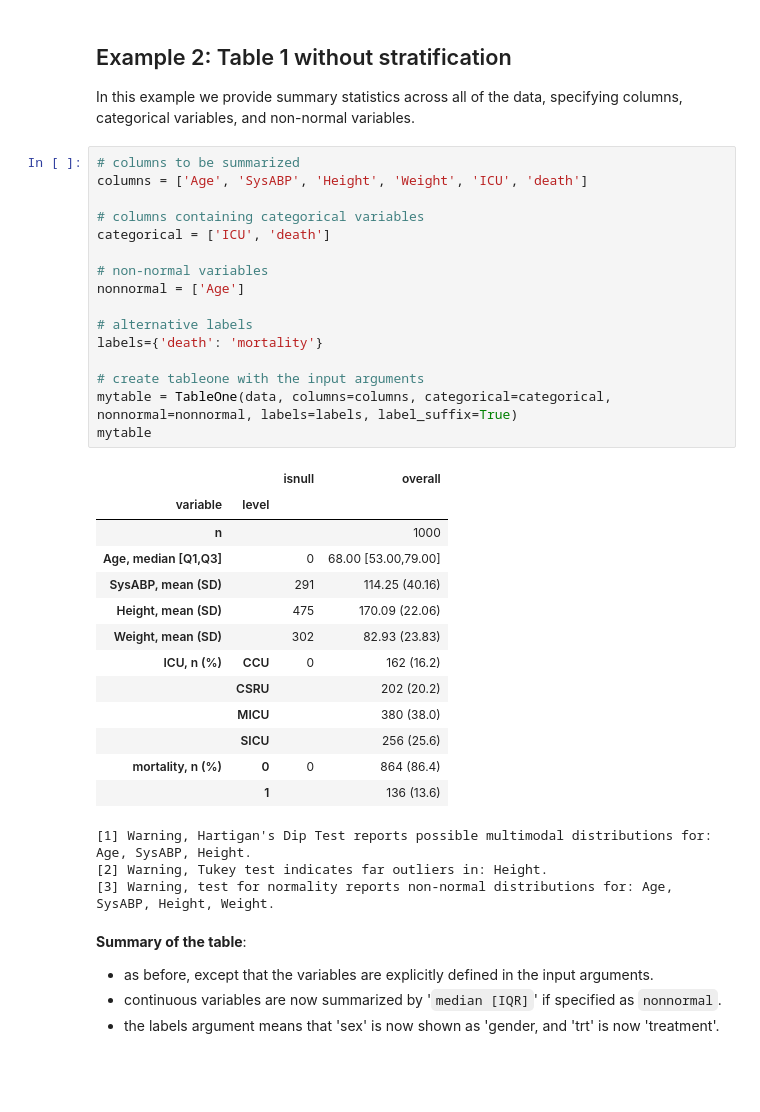
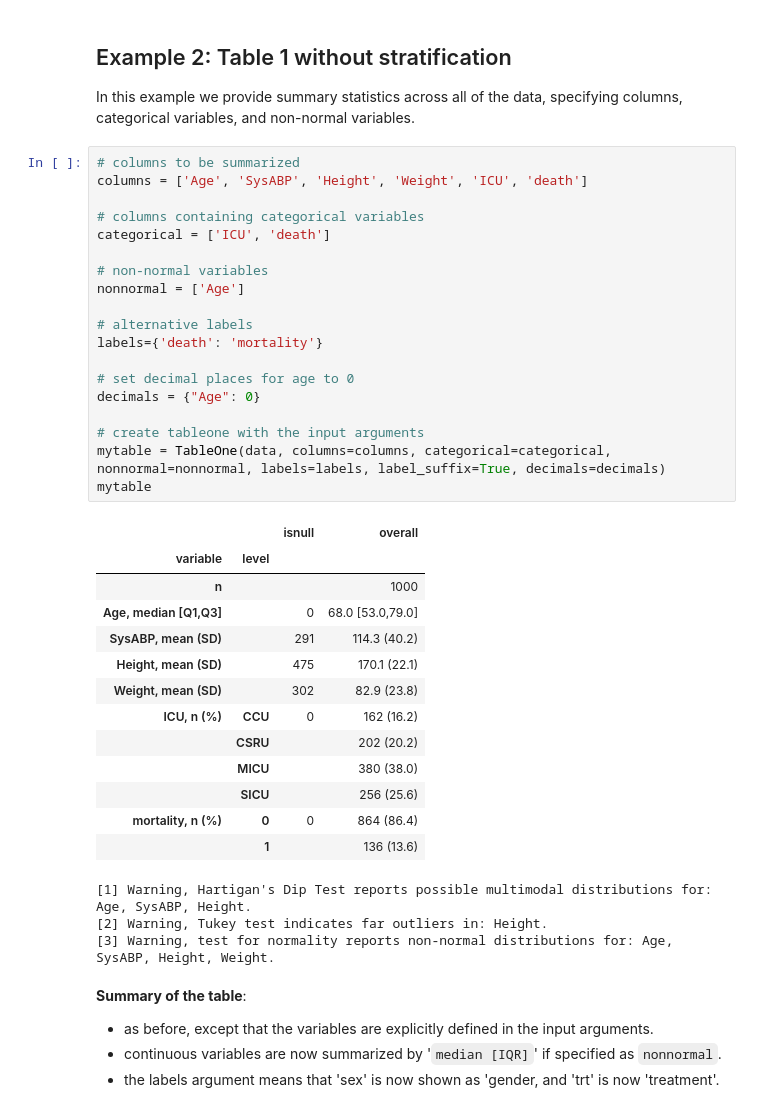
Before and after one commit to tompollard/tableone, a Jupyter notebook: tableone.ipynb, the cells around one changed output. Cells and saved outputs as stored; diff of their text form; blank space fills up the shorter version.

```diff
--- a/tableone.ipynb
+++ b/tableone.ipynb
@@ -121,28 +121,31 @@ In this example we provide summary statistics across all of the data, specifying
 # %%
 # columns to be summarized
 columns = ['Age', 'SysABP', 'Height', 'Weight', 'ICU', 'death']
 
 # columns containing categorical variables
 categorical = ['ICU', 'death']
 
 # non-normal variables
 nonnormal = ['Age']
 
 # alternative labels
 labels={'death': 'mortality'}
 
+# set decimal places for age to 0
+decimals = {"Age": 0}
+
 # create tableone with the input arguments
 mytable = TableOne(data, columns=columns, categorical=categorical,
-nonnormal=nonnormal, labels=labels, label_suffix=True)
+nonnormal=nonnormal, labels=labels, label_suffix=True, decimals=decimals)
 mytable
 # %% [output]
 |  |  | isnull | overall |
 | variable | level |  |  |
 | n |  |  | 1000 |
-| Age, median [Q1,Q3] |  | 0 | 68.00 [53.00,79.00] |
-| SysABP, mean (SD) |  | 291 | 114.25 (40.16) |
-| Height, mean (SD) |  | 475 | 170.09 (22.06) |
-| Weight, mean (SD) |  | 302 | 82.93 (23.83) |
+| Age, median [Q1,Q3] |  | 0 | 68.0 [53.0,79.0] |
+| SysABP, mean (SD) |  | 291 | 114.3 (40.2) |
+| Height, mean (SD) |  | 475 | 170.1 (22.1) |
+| Weight, mean (SD) |  | 302 | 82.9 (23.8) |
 | ICU, n (%) | CCU | 0 | 162 (16.2) |
 |  | CSRU |  | 202 (20.2) |
 |  | MICU |  | 380 (38.0) |
```
Also changed, not shown: parts of 3 cells of this notebook, 2 other files.
